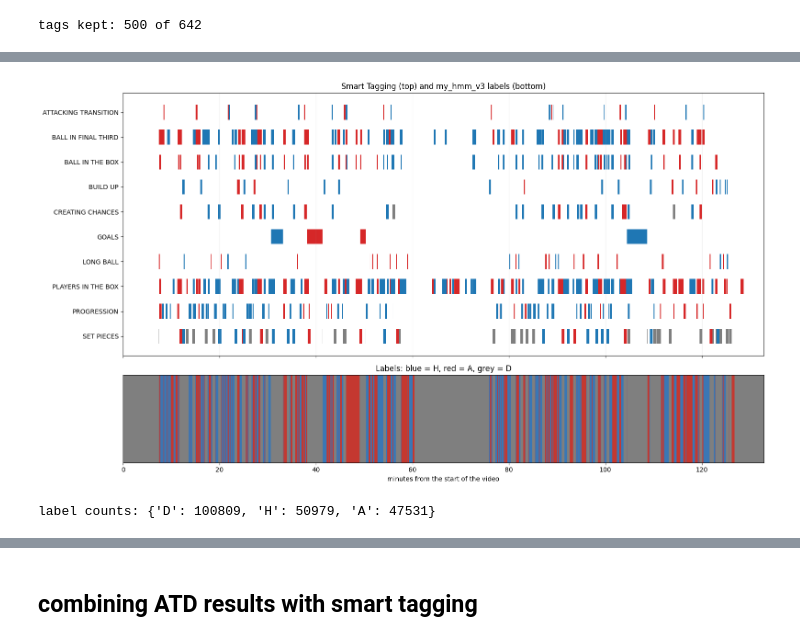
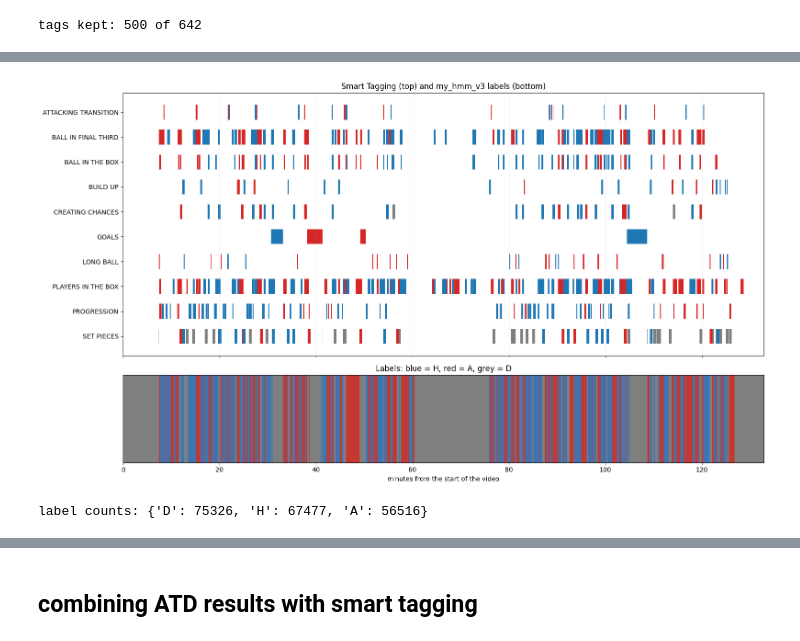
Before and after one commit to Jonusz/Hackaton_Barcelona, a Jupyter notebook: starter/FCPN_Analysis.ipynb, the cells around one changed output, grey strips where cells are left out. Cells and saved outputs as stored; diff of their text form; code cells hidden in the pictures.

```diff
--- a/starter/FCPN_Analysis.ipynb
+++ b/starter/FCPN_Analysis.ipynb
@@ -404,4 +404,7 @@ tags kept: 500 of 642
 # %%
+###### Old Ola's Code
+
+'''
 import numpy as np
 import pandas as pd
 from kloppy import sportscode
@@ -425,8 +428,15 @@ for _, r in restarts.iterrows():
 # States: 0 = H, 1 = A, 2 = D
 emit = np.zeros((n, 3))
 emit[codes == 0] = [0.0, 1.0, 1.0]        # raw says home
-emit[codes == 1] = [1.0, 0.0, 1.0]        # raw says away
-emit[restart_window] = [2.0, 2.0, 0.0]    # inside a restart window: lean towards D
+emit[codes == 1] = [1.0, 0.0, 1.0]
+
+#emit[restart_window] = [2.0, 2.0, 0.0] #old code
+      # raw says away
+restart_emission = np.array([2.0, 2.0, 0.0])
+emit[restart_window] = (
+    0.75 * emit[restart_window]
+    + 0.25 * restart_emission
+)   # inside a restart window: lean towards D
 
 no_play = events[events["code"] == "DEAD BALL"]
 
@@ -487,4 +497,5 @@ print('written:', out)
 
 !python ../evaluation/validate_submission.py {out}
 !python ../evaluation/run_evaluation.py
+'''
 # %% [output]
@@ -525,7 +638,7 @@ ev['dur_min'] = (ev['end_timestamp'] - ev['timestamp']).dt.total_seconds() / 60
 team_colour = {'Barcelona': 'tab:blue', 'Atletic Club': 'tab:red', 'N/A': 'tab:gray'}
 
 # The v3 labels, read from the file so the plot can't show another version by mistake
-labels = pd.read_csv('../evaluation/results/my_hmm_v3.csv')['label'].to_numpy()
+labels = pd.read_csv('../evaluation/results/my_hmm_v3_setpiece_bias_medium.csv')['label'].to_numpy()
 n = len(labels)
 total_min = n / 25 / 60
 
@@ -533,35 +646,35 @@ total_min = n / 25 / 60
 step = 25
 colour = {'H': (0.23, 0.47, 0.71), 'A': (0.77, 0.22, 0.19), 'D': (0.5, 0.5, 0.5)}
 strip = np.array([colour[x] for x in labels[::step]])[None, :, :]
 
 fig, (ax1, ax2) = plt.subplots(2, 1, figsize=(16, 9), sharex=True,
                                gridspec_kw={'height_ratios': [3, 1]})
 
 # Top: the tags
 codes_plot = sorted(ev['code'].unique())
 for i, c in enumerate(codes_plot):
     for _, r in ev[ev['code'] == c].iterrows():
         ax1.barh(i, r['dur_min'], left=r['start_min'], height=0.6,
                  color=team_colour.get(r['Team'], 'tab:gray'))
 ax1.set_yticks(range(len(codes_plot)))
 ax1.set_yticklabels(codes_plot)
 ax1.invert_yaxis()
 ax1.set_title('Smart Tagging (top) and my_hmm_v3 labels (bottom)')
 ax1.grid(axis='x', alpha=0.3)
 
 # Bottom: the labels
 ax2.imshow(strip, aspect='auto', extent=[0, total_min, 0, 1])
 ax2.set_yticks([])
 ax2.set_xlabel('minutes from the start of the video')
 ax2.set_title('Labels: blue = H, red = A, grey = D')
 
 plt.tight_layout()
 plt.show()
 
 print('label counts:', pd.Series(labels).value_counts().to_dict())
 # %% [output]
-[figure, old version]
+[figure, new version]
-label counts: {'D': 100809, 'H': 50979, 'A': 47531}
+label counts: {'D': 75326, 'H': 67477, 'A': 56516}
 # %%
 import glob, os
 import numpy as np
```
Also changed, not shown: parts of 16 cells of this notebook.
